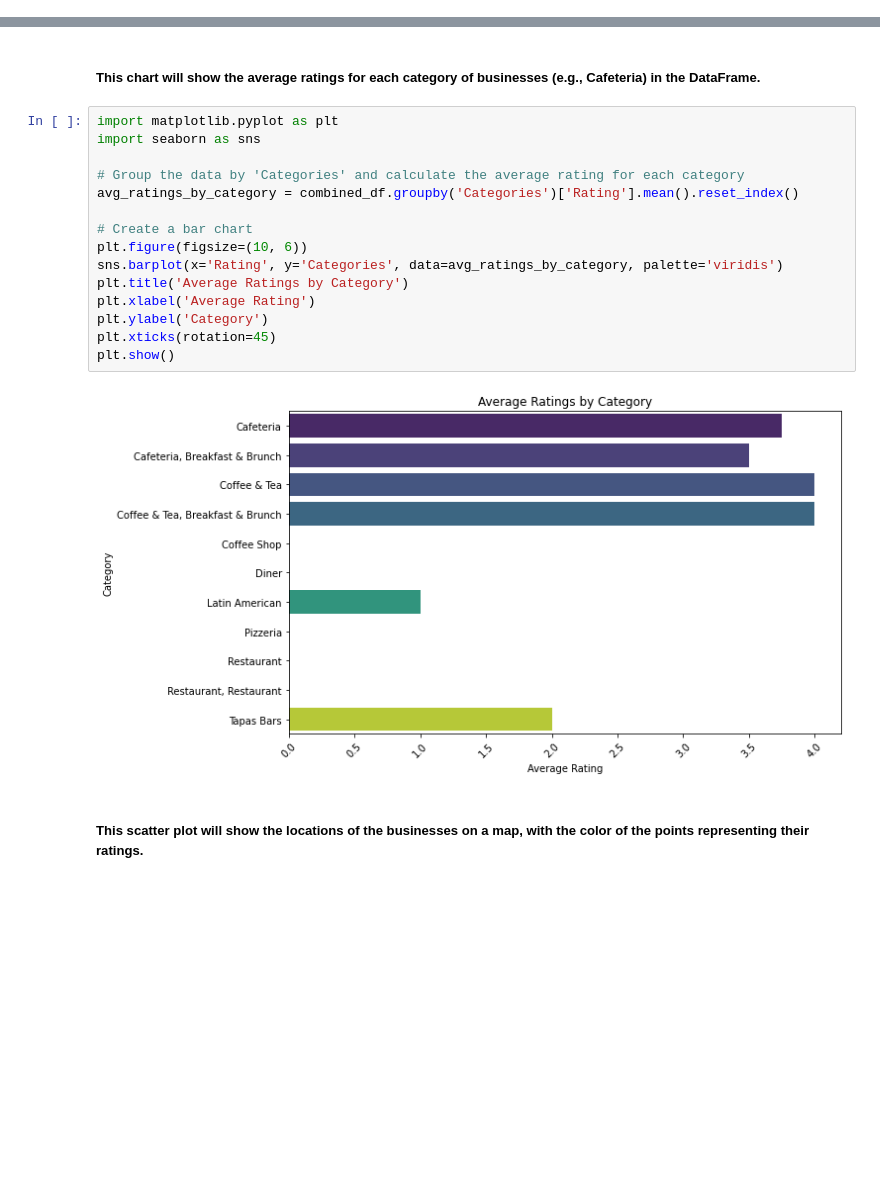
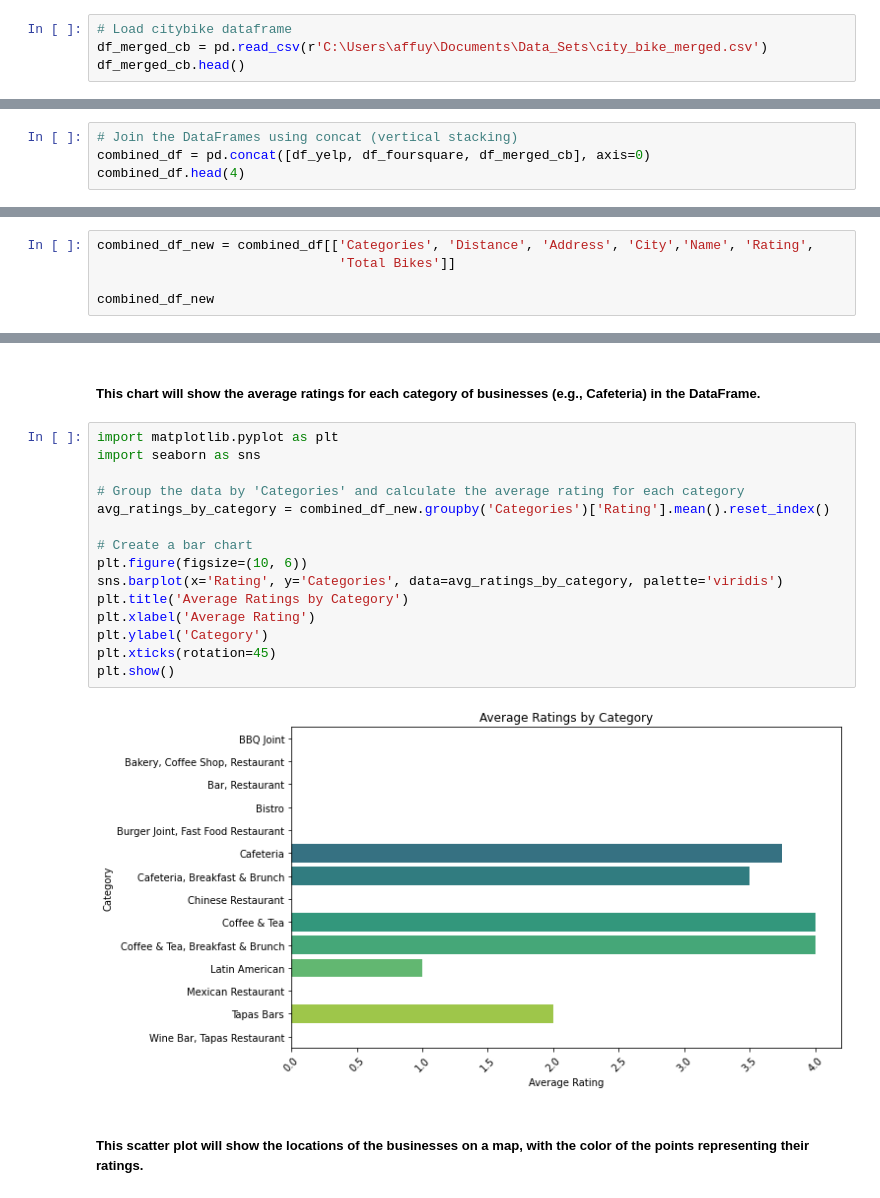
Before and after one commit to Affuya/LHL-Statistical-Modelling-Project, a Jupyter notebook: notebooks/joining_data.ipynb, the cells around one changed output, grey strips where cells are left out. Cells and saved outputs as stored; diff of their text form; blank space fills up the shorter version.

Commit message:
Cleaned data Dataframe and findings of Model

```diff
--- a/notebooks/joining_data.ipynb
+++ b/notebooks/joining_data.ipynb
@@ -14,0 +35,4 @@ combined_df = pd.concat([df_yelp, df_foursquare], axis=0)
+# %%
+# Load citybike dataframe
+df_merged_cb = pd.read_csv(r'C:\Users\affuy\Documents\Data_Sets\city_bike_merged.csv')
+df_merged_cb.head()
@@ -14,0 +46,4 @@ combined_df = pd.concat([df_yelp, df_foursquare], axis=0)
+# %%
+# Join the DataFrames using concat (vertical stacking)
+combined_df = pd.concat([df_yelp, df_foursquare, df_merged_cb], axis=0)
+combined_df.head(4)
@@ -18,0 +81,5 @@ combined_df.shape
+# %%
+combined_df_new = combined_df[['Categories', 'Distance', 'Address', 'City','Name', 'Rating',
+                               'Total Bikes']]
+
+combined_df_new
@@ -61,20 +142,20 @@ plt.show()
 # %%
 import matplotlib.pyplot as plt
 import seaborn as sns
 
 # Group the data by 'Categories' and calculate the average rating for each category
-avg_ratings_by_category = combined_df.groupby('Categories')['Rating'].mean().reset_index()
+avg_ratings_by_category = combined_df_new.groupby('Categories')['Rating'].mean().reset_index()
 
 # Create a bar chart
 plt.figure(figsize=(10, 6))
 sns.barplot(x='Rating', y='Categories', data=avg_ratings_by_category, palette='viridis')
 plt.title('Average Ratings by Category')
 plt.xlabel('Average Rating')
 plt.ylabel('Category')
 plt.xticks(rotation=45)
 plt.show()
 # %% [output]
-[figure, old version]
+[figure, new version]
 # %% [markdown]
 ##### This scatter plot will show the locations of the businesses on a map, with the color of the points representing their ratings.
 # %%
```
Also changed, not shown: parts of 27 cells of this notebook, 1 other file.
